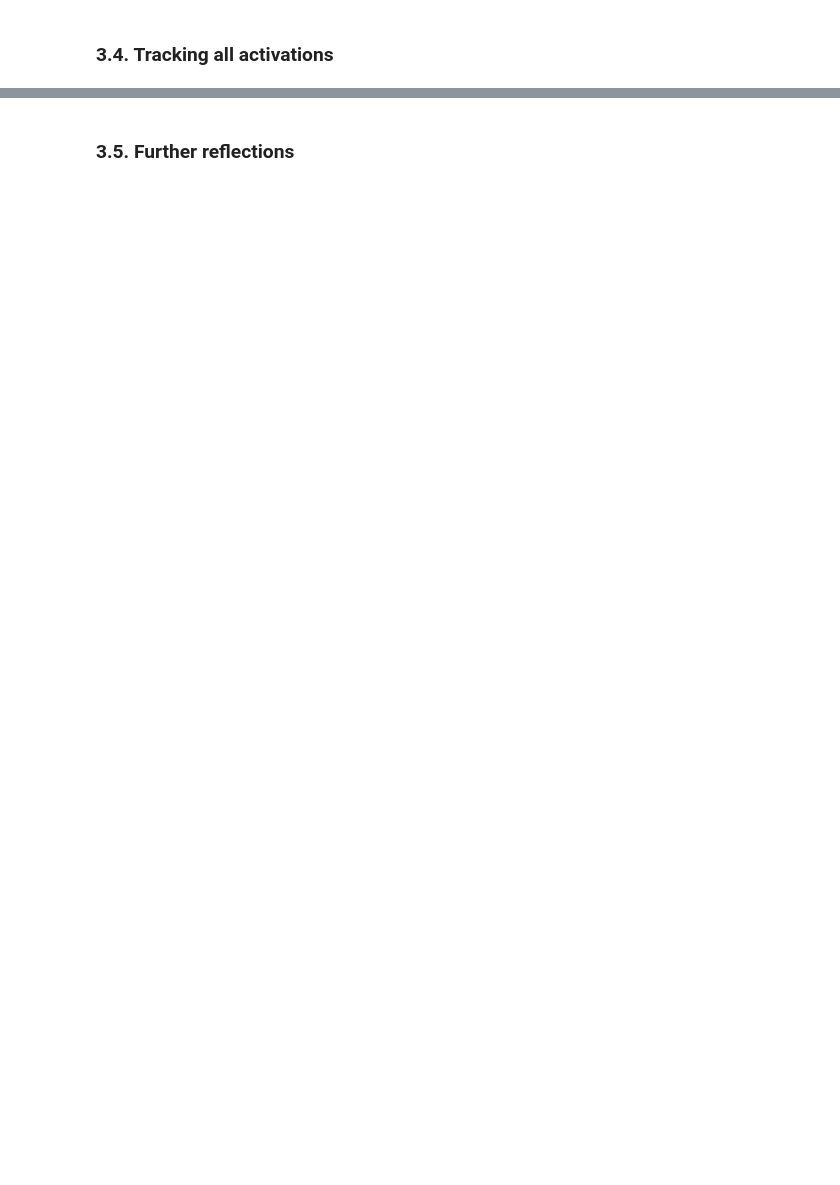
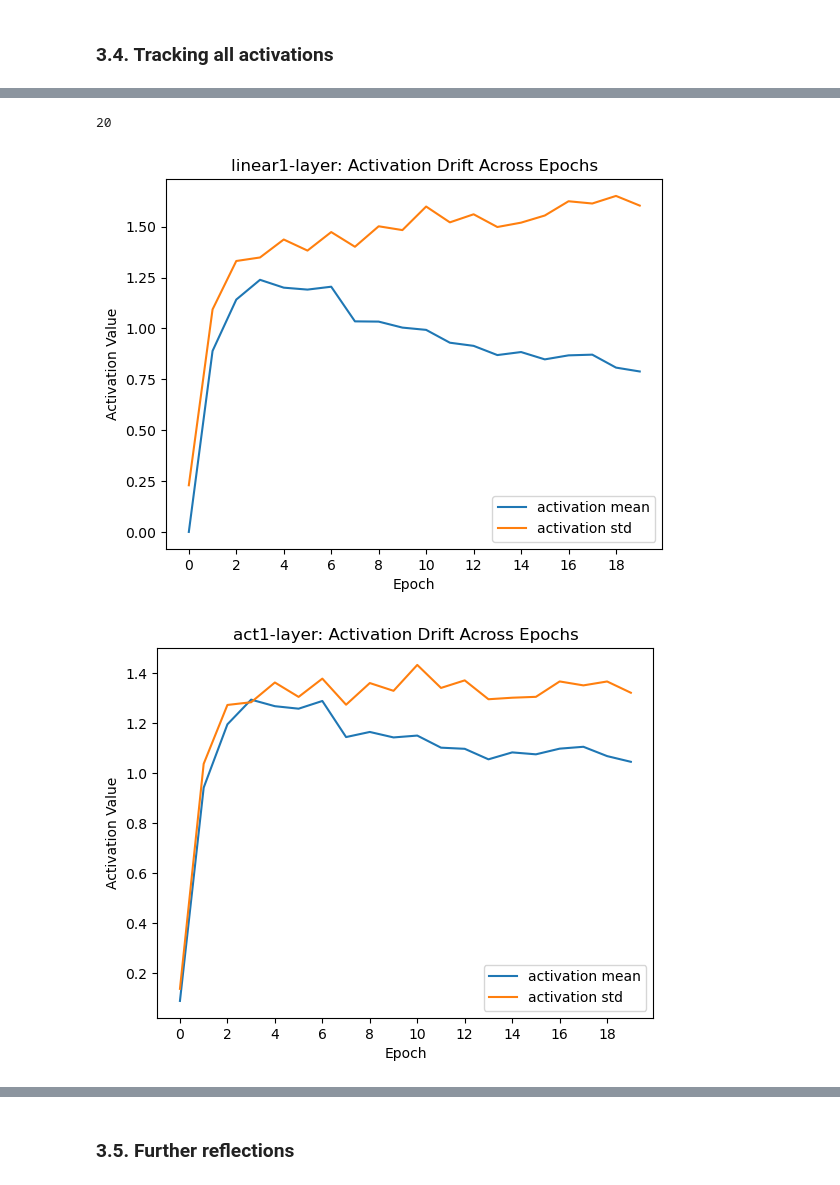
Before and after one commit to eriktholmes/interpreting_mnist, a Jupyter notebook: MLP/01_MLP_for_Interpretability_non_normalized.ipynb, the cells around one changed output, grey strips where cells are left out. Drawn from its saved outputs; the diff is of its cells as text; code cells hidden in the pictures; blank space fills up the shorter version.

```diff
--- a/MLP/01_MLP_for_Interpretability_non_normalized.ipynb
+++ b/MLP/01_MLP_for_Interpretability_non_normalized.ipynb
@@ -314,0 +363,30 @@ activation_viz(activation_log['logits'], epochs_to_plot, "Logits")
+# %%
+
+
+len(activations_log['linear1'])
+# %% [output]
+20
+# %%
+for layer in ['linear1', 'act1', 'linear2', 'act2', 'logits']:
+    act = layer
+    epoch_means = []
+    epoch_stds = []
+
+    for i in range(20):
+        epoch_means.append(activations_log[act][i].mean().item())
+        epoch_stds.append(activations_log[act][i].std().item())
+        #print(f'Epoch {i}: mean-{layer1_class_act[5][i].mean().item():.2f}, std-{layer1_class_act[5][i].std().item():.2f}')
+
+
+    plt.plot(epoch_means, label="activation mean")
+    plt.plot(epoch_stds, label="activation std")
+    plt.title(f"{act}-layer: Activation Drift Across Epochs")
+    plt.xticks([2*i for i in range(10)])
+    plt.xlabel("Epoch")
+    plt.ylabel("Activation Value")
+    plt.legend()
+    plt.show()
+    plt.close()
+# %% [output]
+[figure, added]
+[figure, added]
```
Also changed, not shown: parts of 25 cells of this notebook.
